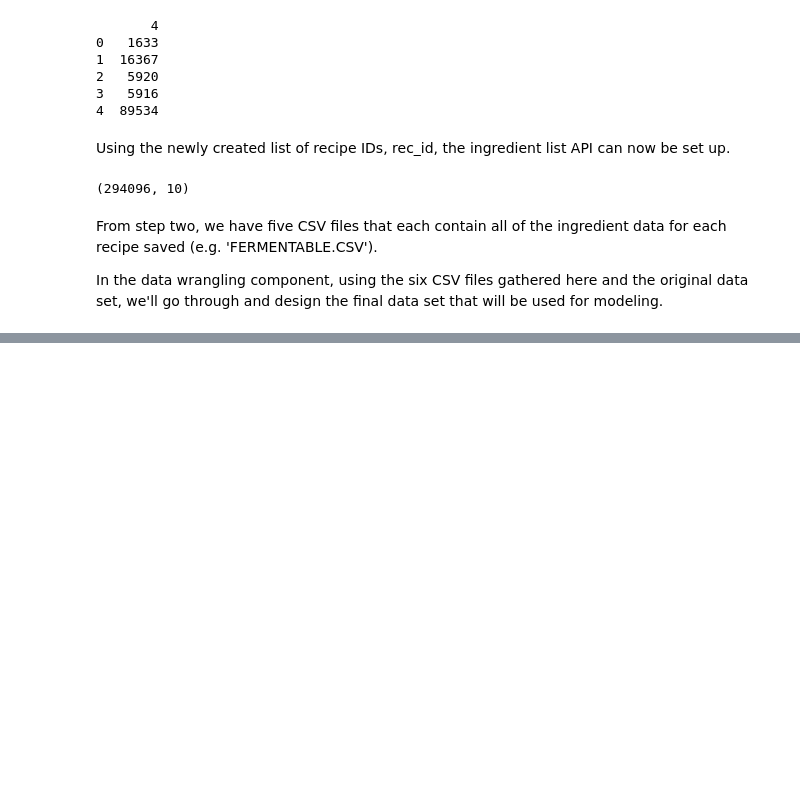
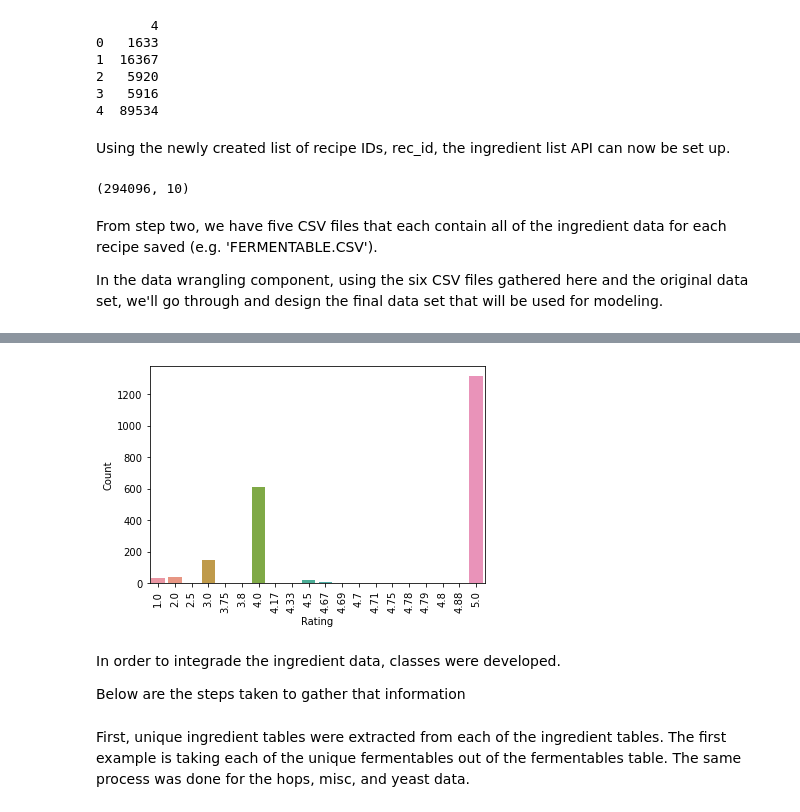
Before and after one commit to wessela42/DSCapstoneProject-2, a Jupyter notebook: DataScienceProject_BeerRatings_DataAquisition.ipynb, the cells around one changed output, grey strips where cells are left out. Cells and saved outputs as stored; diff of their text form; code cells hidden in the pictures; blank space fills up the shorter version.

```diff
--- a/DataScienceProject_BeerRatings_DataAquisition.ipynb
+++ b/DataScienceProject_BeerRatings_DataAquisition.ipynb
@@ -251,0 +603,13 @@ design the final data set that will be used for modeling.
+# %%
+sns.countplot(x='rating', data=refined_recipe_df)
+plt.xticks(rotation='vertical')
+plt.xlabel('Rating')
+plt.ylabel('Count');
+# %% [output]
+[figure, added]
+# %% [markdown]
+In order to integrade the ingredient data, classes were developed.
+
+Below are the steps taken to gather that information
+# %% [markdown]
+First, unique ingredient tables were extracted from each of the ingredient tables. The first example is taking each of the unique fermentables out of the fermentables table. The same process was done for the hops, misc, and yeast data.
```
Also changed, not shown: parts of 92 cells of this notebook.
